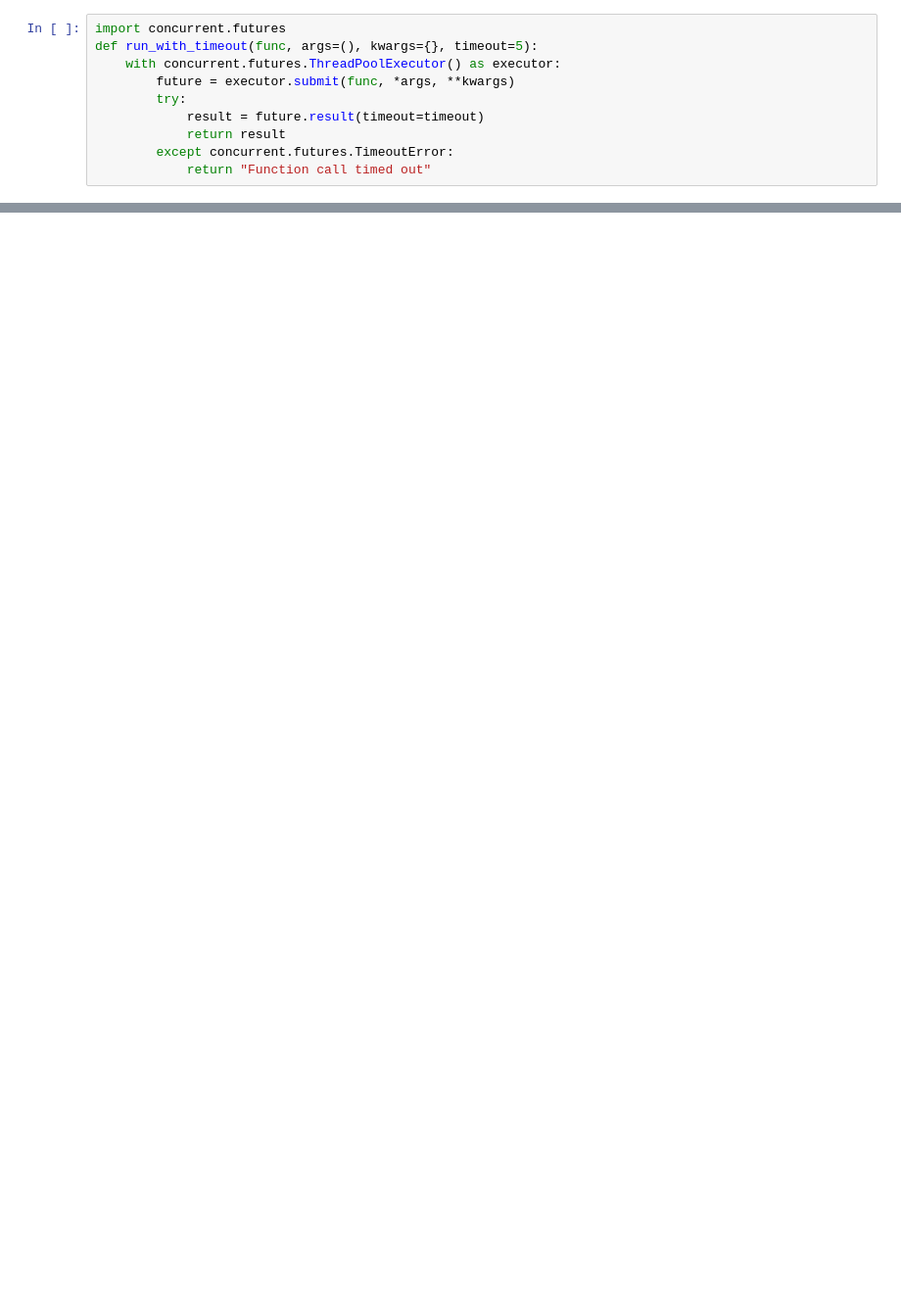
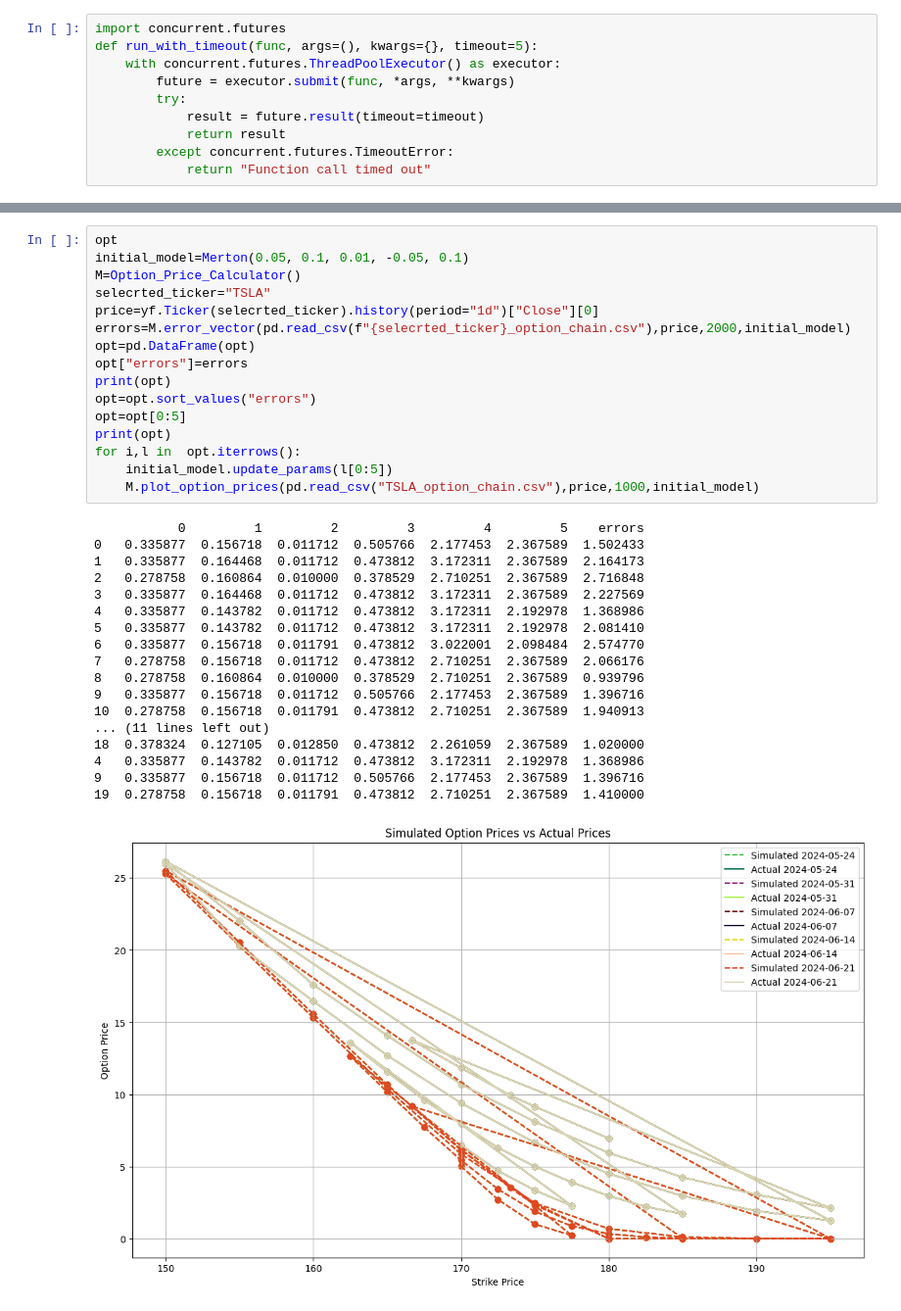
Before and after one commit to stffbram/JumpDiffusionModel, a Jupyter notebook: JumpModelDiffusion.ipynb, the cells around one changed output, grey strips where cells are left out. Shown at 98% size. Cells and saved outputs as stored; diff of their text form; blank space fills up the shorter version.

```diff
--- a/JumpModelDiffusion.ipynb
+++ b/JumpModelDiffusion.ipynb
@@ -1523,0 +1716,35 @@ TypeError: 'numpy.ndarray' object is not callable
+# %%
+opt
+initial_model=Merton(0.05, 0.1, 0.01, -0.05, 0.1)
+M=Option_Price_Calculator()
+selecrted_ticker="TSLA"
+price=yf.Ticker(selecrted_ticker).history(period="1d")["Close"][0]
+errors=M.error_vector(pd.read_csv(f"{selecrted_ticker}_option_chain.csv"),price,2000,initial_model)
+opt=pd.DataFrame(opt)
+opt["errors"]=errors
+print(opt)
+opt=opt.sort_values("errors")
+opt=opt[0:5]
+print(opt)
+for i,l in  opt.iterrows():
+    initial_model.update_params(l[0:5])
+    M.plot_option_prices(pd.read_csv("TSLA_option_chain.csv"),price,1000,initial_model)
+# %% [output]
+           0         1         2         3         4         5    errors
+0   0.335877  0.156718  0.011712  0.505766  2.177453  2.367589  1.502433
+1   0.335877  0.164468  0.011712  0.473812  3.172311  2.367589  2.164173
+2   0.278758  0.160864  0.010000  0.378529  2.710251  2.367589  2.716848
+3   0.335877  0.164468  0.011712  0.473812  3.172311  2.367589  2.227569
+4   0.335877  0.143782  0.011712  0.473812  3.172311  2.192978  1.368986
+5   0.335877  0.143782  0.011712  0.473812  3.172311  2.192978  2.081410
+6   0.335877  0.156718  0.011791  0.473812  3.022001  2.098484  2.574770
+7   0.278758  0.156718  0.011712  0.473812  2.710251  2.367589  2.066176
+8   0.278758  0.160864  0.010000  0.378529  2.710251  2.367589  0.939796
+9   0.335877  0.156718  0.011712  0.505766  2.177453  2.367589  1.396716
+10  0.278758  0.156718  0.011791  0.473812  2.710251  2.367589  1.940913
+... (11 lines left out)
+18  0.378324  0.127105  0.012850  0.473812  2.261059  2.367589  1.020000
+4   0.335877  0.143782  0.011712  0.473812  3.172311  2.192978  1.368986
+9   0.335877  0.156718  0.011712  0.505766  2.177453  2.367589  1.396716
+19  0.278758  0.156718  0.011791  0.473812  2.710251  2.367589  1.410000
+[figure, added]
```
Also changed, not shown: parts of 28 cells of this notebook.
